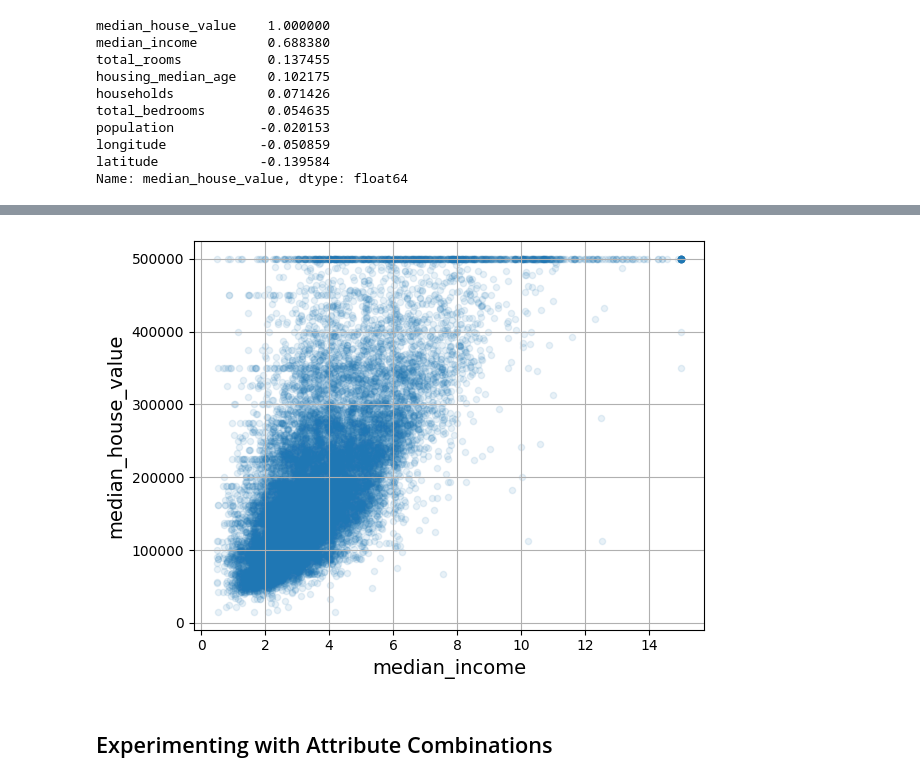
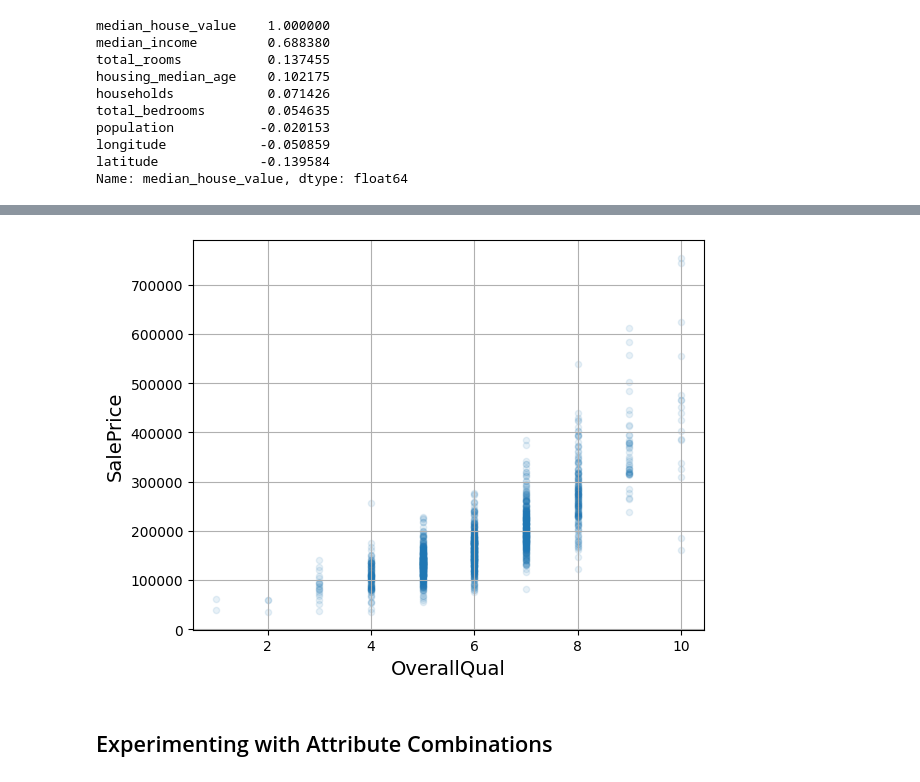
Before and after one commit to colafishx/handson-ml3, a Jupyter notebook: 02_end_to_end_machine_learning_project.ipynb, the cells around one changed output, grey strips where cells are left out. Drawn from its saved outputs; the diff is of its cells as text; code cells hidden in the pictures.

```diff
--- a/02_end_to_end_machine_learning_project.ipynb
+++ b/02_end_to_end_machine_learning_project.ipynb
@@ -446,10 +394,10 @@ plt.show()
 # %%
-housing.plot(kind="scatter", x="median_income", y="median_house_value",
+housing.plot(kind="scatter", x="OverallQual", y="SalePrice",
              alpha=0.1, grid=True)
-save_fig("income_vs_house_value_scatterplot")  # extra code
+save_fig("Quad_vs_house_price_scatterplot")  # extra code
 plt.show()
 # %% [output]
-[figure, old version]
+[figure, new version]
 # %% [markdown]
 ## Experimenting with Attribute Combinations
 # %%
```
Also changed, not shown: parts of 11 cells of this notebook.
